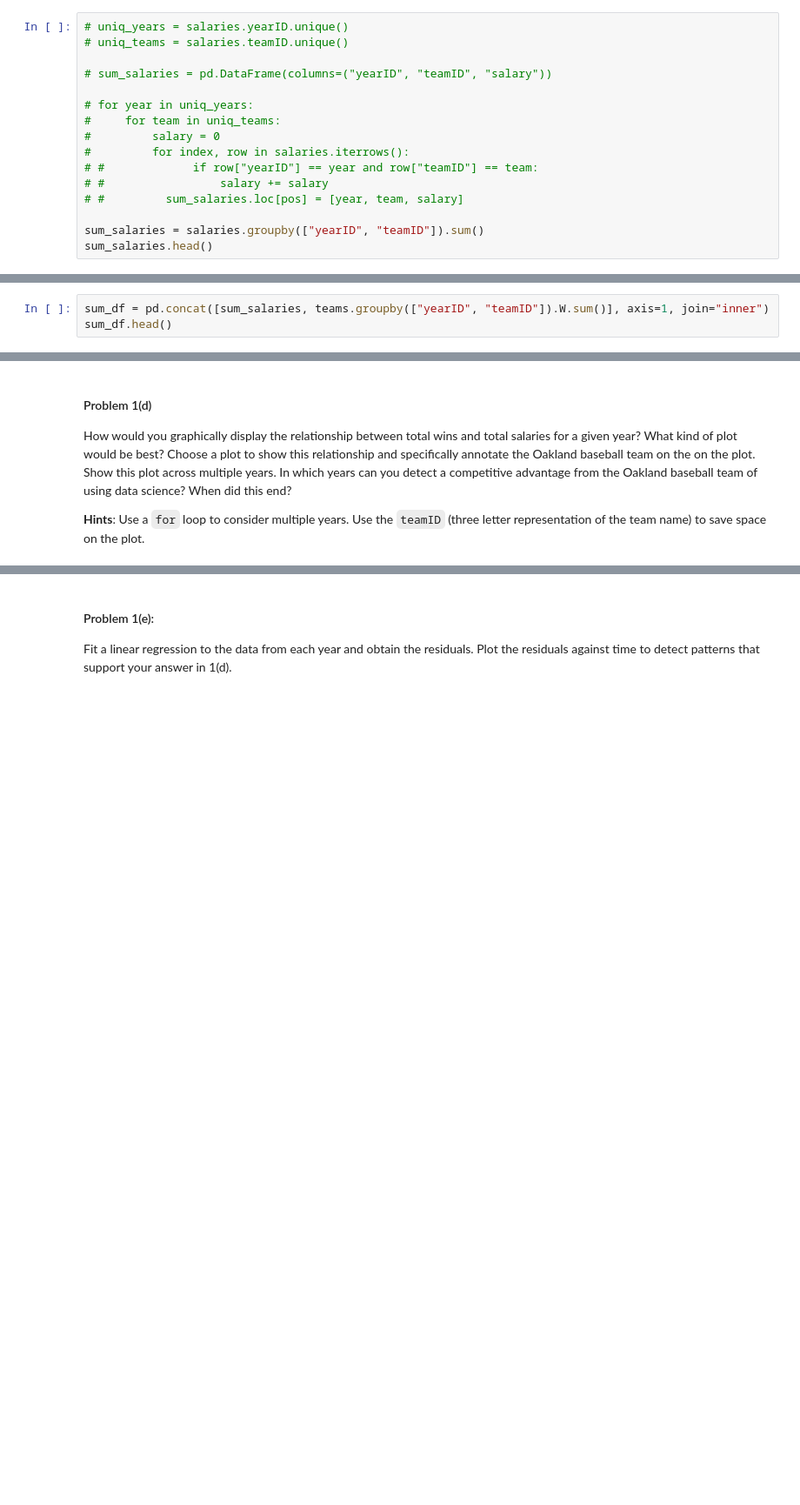
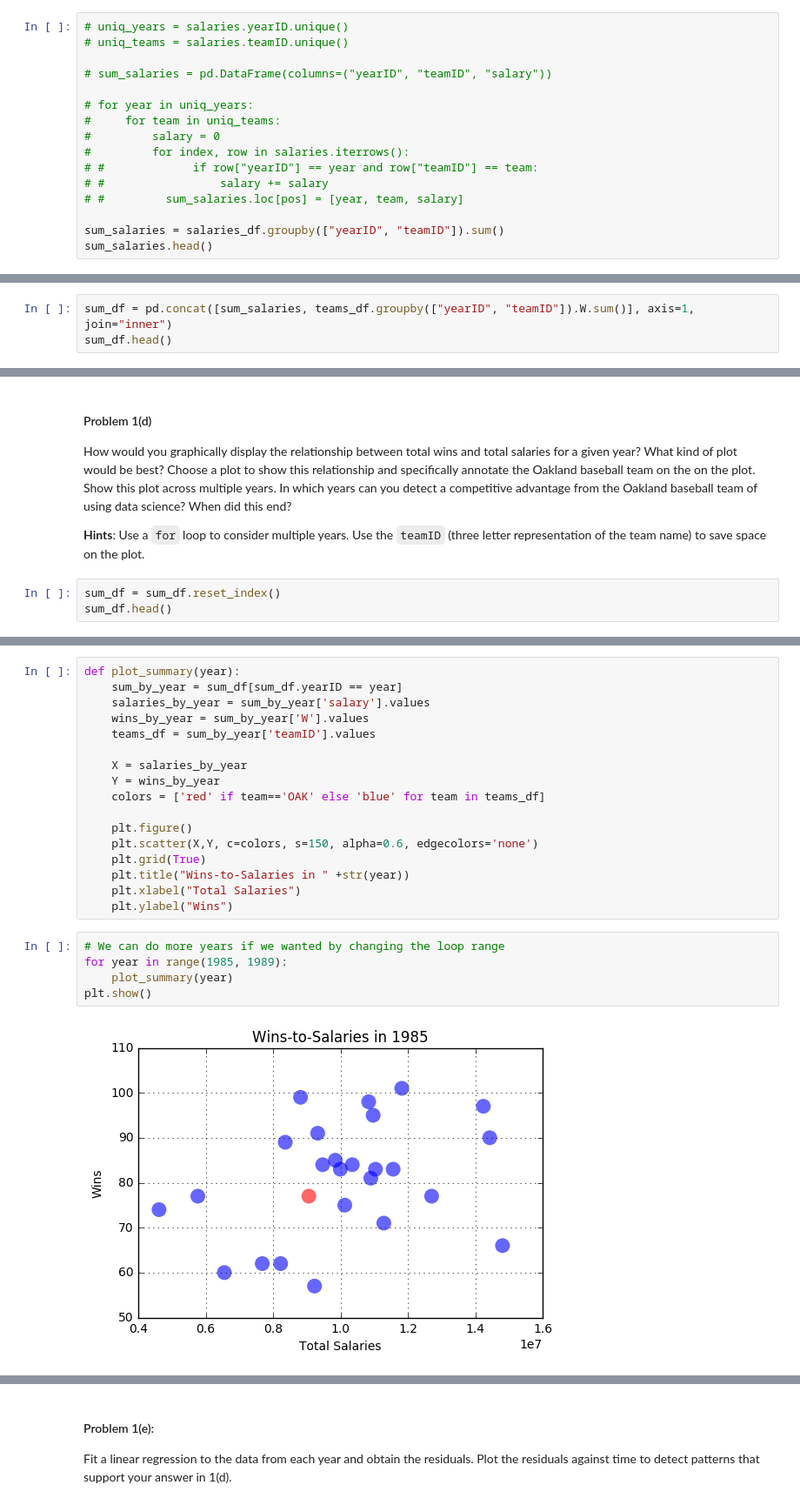
Before and after one commit to anshullahoti/Intro-Data-Science, a Jupyter notebook: Unit1/Homework1/Brandon-Chin-HW1Prob1.ipynb, the cells around one changed output, grey strips where cells are left out. Shown at 87% size. Cells and saved outputs as stored; diff of their text form; blank space fills up the shorter version.

```diff
--- a/Unit1/Homework1/Brandon-Chin-HW1Prob1.ipynb
+++ b/Unit1/Homework1/Brandon-Chin-HW1Prob1.ipynb
@@ -97,7 +97,7 @@ Summarize the Salaries DataFrame to show the total salaries for each team for ea
 # #                 salary += salary
 # #         sum_salaries.loc[pos] = [year, team, salary]
 
-sum_salaries = salaries.groupby(["yearID", "teamID"]).sum()
+sum_salaries = salaries_df.groupby(["yearID", "teamID"]).sum()
 sum_salaries.head()
 # %% [output]
 |  |  | salary |
@@ -114,7 +114,7 @@ Merge the new summarized Salaries DataFrame and Teams DataFrame together to crea
 
 **Hint**: Merge the DataFrames using `teamID` and `yearID`.
 # %%
-sum_df = pd.concat([sum_salaries, teams.groupby(["yearID", "teamID"]).W.sum()], axis=1, join="inner")
+sum_df = pd.concat([sum_salaries, teams_df.groupby(["yearID", "teamID"]).W.sum()], axis=1, join="inner")
 sum_df.head()
 # %% [output]
 |  |  | salary | W |
@@ -130,3 +130,6 @@ sum_df.head()
 How would you graphically display the relationship between total wins and total salaries for a given year? What kind of plot would be best? Choose a plot to show this relationship and specifically annotate the Oakland baseball team on the on the plot. Show this plot across multiple years. In which years can you detect a competitive advantage from the Oakland baseball team of using data science? When did this end?
 
 **Hints**: Use a `for` loop to consider multiple years. Use the `teamID` (three letter representation of the team name) to save space on the plot.
+# %%
+sum_df = sum_df.reset_index()
+sum_df.head()
@@ -132,0 +143,24 @@ How would you graphically display the relationship between total wins and total
+# %%
+def plot_summary(year):
+    sum_by_year = sum_df[sum_df.yearID == year]
+    salaries_by_year = sum_by_year['salary'].values
+    wins_by_year = sum_by_year['W'].values
+    teams_df = sum_by_year['teamID'].values
+
+    X = salaries_by_year
+    Y = wins_by_year
+    colors = ['red' if team=='OAK' else 'blue' for team in teams_df]
+
+    plt.figure()
+    plt.scatter(X,Y, c=colors, s=150, alpha=0.6, edgecolors='none')
+    plt.grid(True)
+    plt.title("Wins-to-Salaries in " +str(year))
+    plt.xlabel("Total Salaries")
+    plt.ylabel("Wins")
+# %%
+# We can do more years if we wanted by changing the loop range
+for year in range(1985, 1989):
+    plot_summary(year)
+plt.show()
+# %% [output]
+[figure, added]
```
Also changed, not shown: parts of 7 cells of this notebook.
